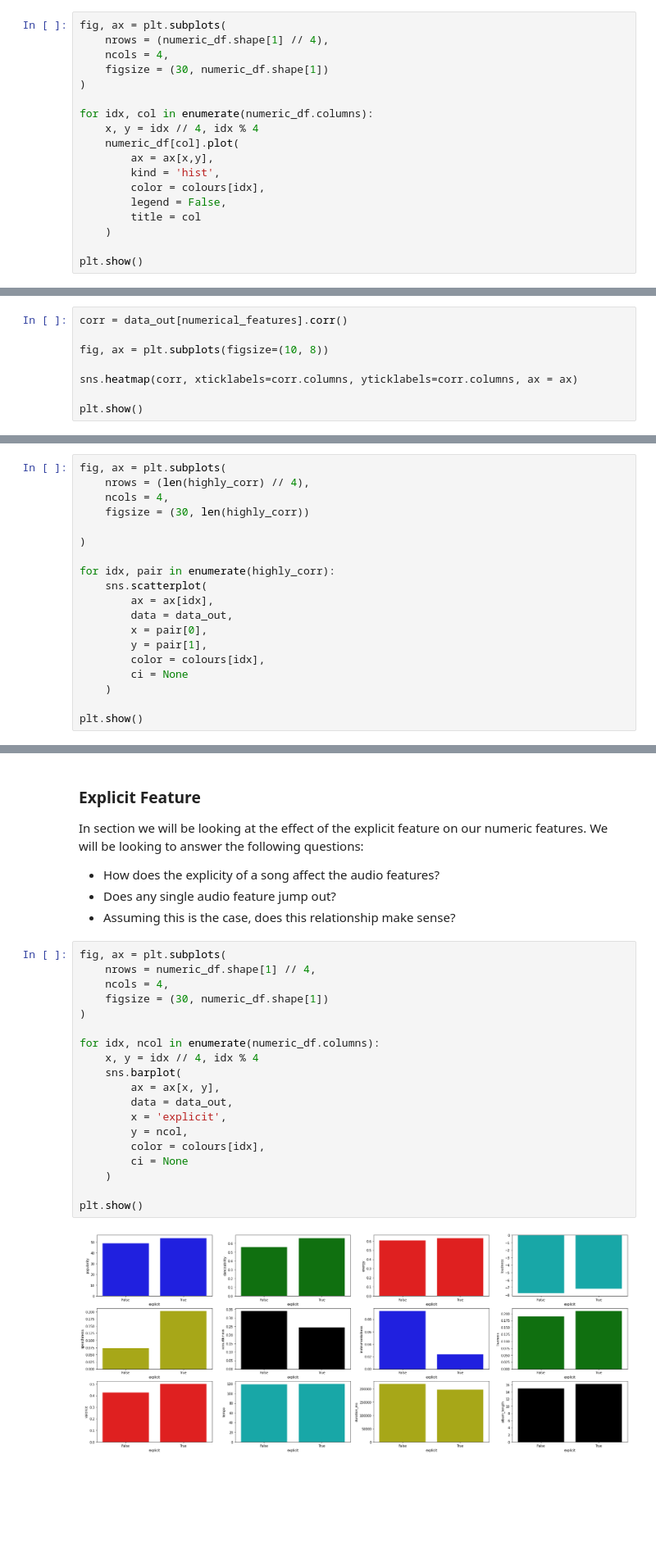
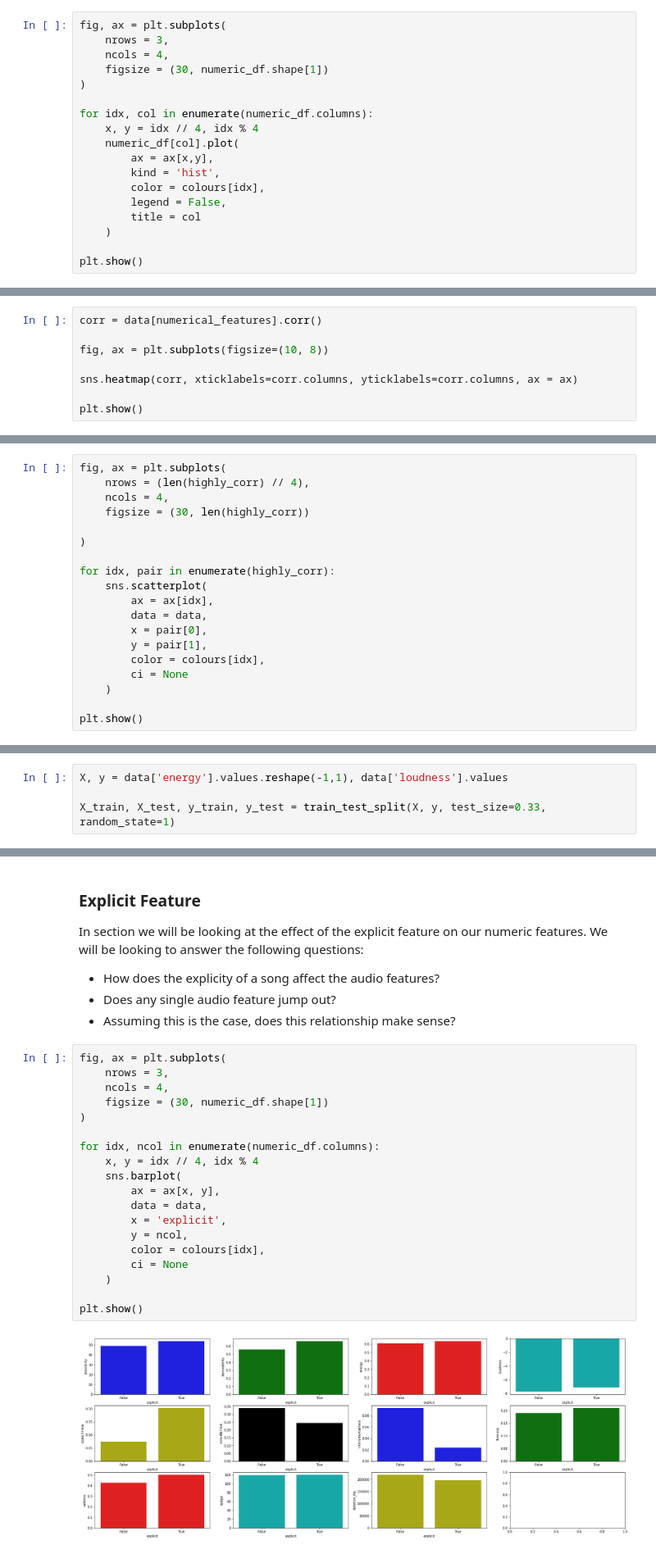
Before and after one commit to j4mes12/SDPA_Coursework, a Jupyter notebook: Part3/main.ipynb, the cells around one changed output, grey strips where cells are left out. Shown at 82% size. Saved outputs shown, nothing was run; the diff lists cells and outputs as text; blank space fills up the shorter version.

```diff
--- a/Part3/main.ipynb
+++ b/Part3/main.ipynb
@@ -345,7 +343,7 @@ In this next section we will be looking at the distributions of the numeric vari
 - Are there any notable levels of kurtosis and skewness?
 # %%
 fig, ax = plt.subplots(
-    nrows = (numeric_df.shape[1] // 4),
+    nrows = 3,
     ncols = 4,
     figsize = (30, numeric_df.shape[1])
 )
@@ -388,7 +386,7 @@ In this next section we will be looking at the correlations between numeric vari
 - Which features are strongly correlated?
 - Is this expected?
 # %%
-corr = data_out[numerical_features].corr()
+corr = data[numerical_features].corr()
 
 fig, ax = plt.subplots(figsize=(10, 8))
 
@@ -421,7 +419,7 @@ fig, ax = plt.subplots(
 for idx, pair in enumerate(highly_corr):
     sns.scatterplot(
         ax = ax[idx],
-        data = data_out,
+        data = data,
         x = pair[0],
         y = pair[1],
         color = colours[idx],
@@ -440,0 +441,4 @@ What's interseting is that the correlation between `energy` and `loudness` seems
+# %%
+X, y = data['energy'].values.reshape(-1,1), data['loudness'].values
+
+X_train, X_test, y_train, y_test = train_test_split(X, y, test_size=0.33, random_state=1)
@@ -473,22 +516,22 @@ In section we will be looking at the effect of the explicit feature on our numer
 - Assuming this is the case, does this relationship make sense?
 # %%
 fig, ax = plt.subplots(
-    nrows = numeric_df.shape[1] // 4,
+    nrows = 3,
     ncols = 4,
     figsize = (30, numeric_df.shape[1])
 )
 
 for idx, ncol in enumerate(numeric_df.columns):
     x, y = idx // 4, idx % 4
     sns.barplot(
         ax = ax[x, y],
-        data = data_out,
+        data = data,
         x = 'explicit',
         y = ncol,
         color = colours[idx],
         ci = None
     )
 
 plt.show()
 # %% [output]
-[figure, old version]
+[figure, new version]
```
Also changed, not shown: parts of 39 cells of this notebook.
